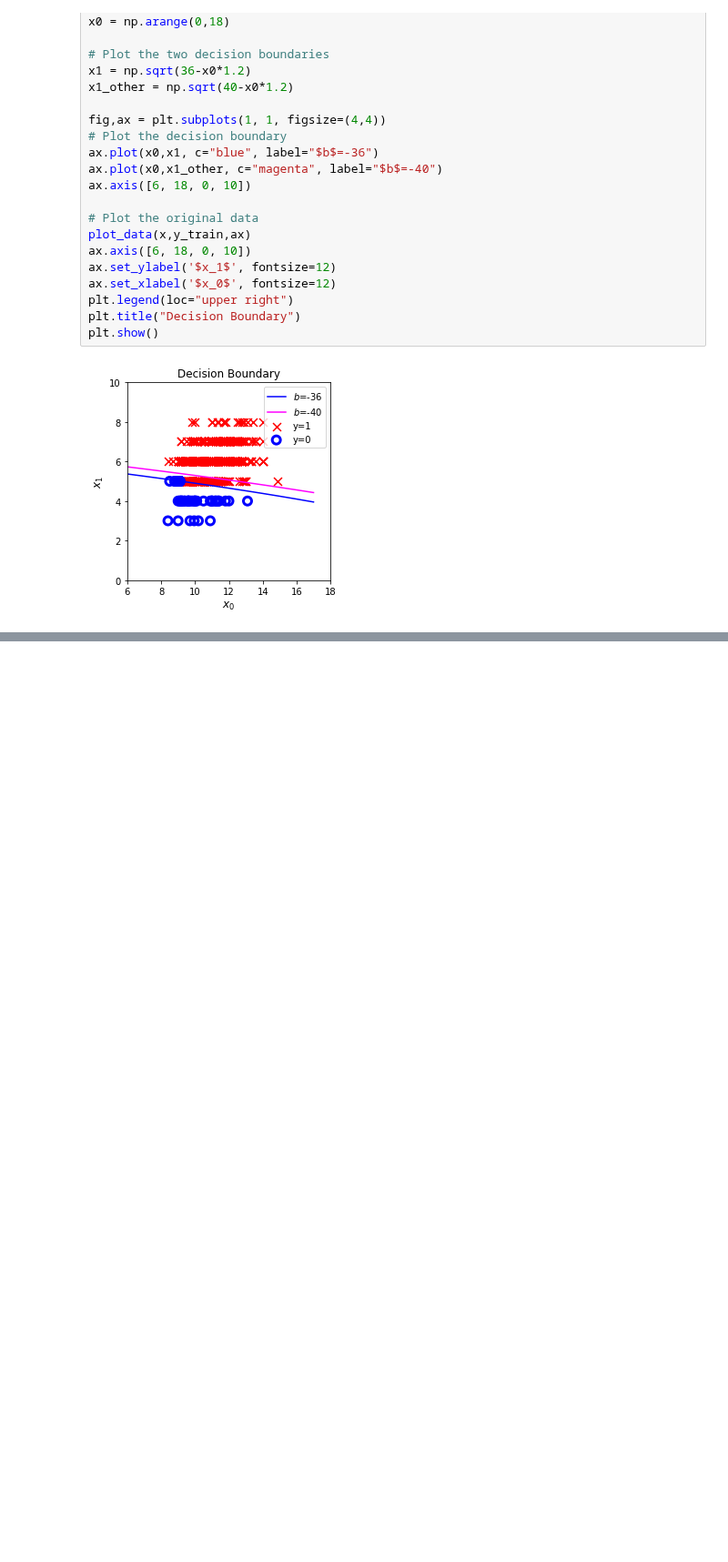
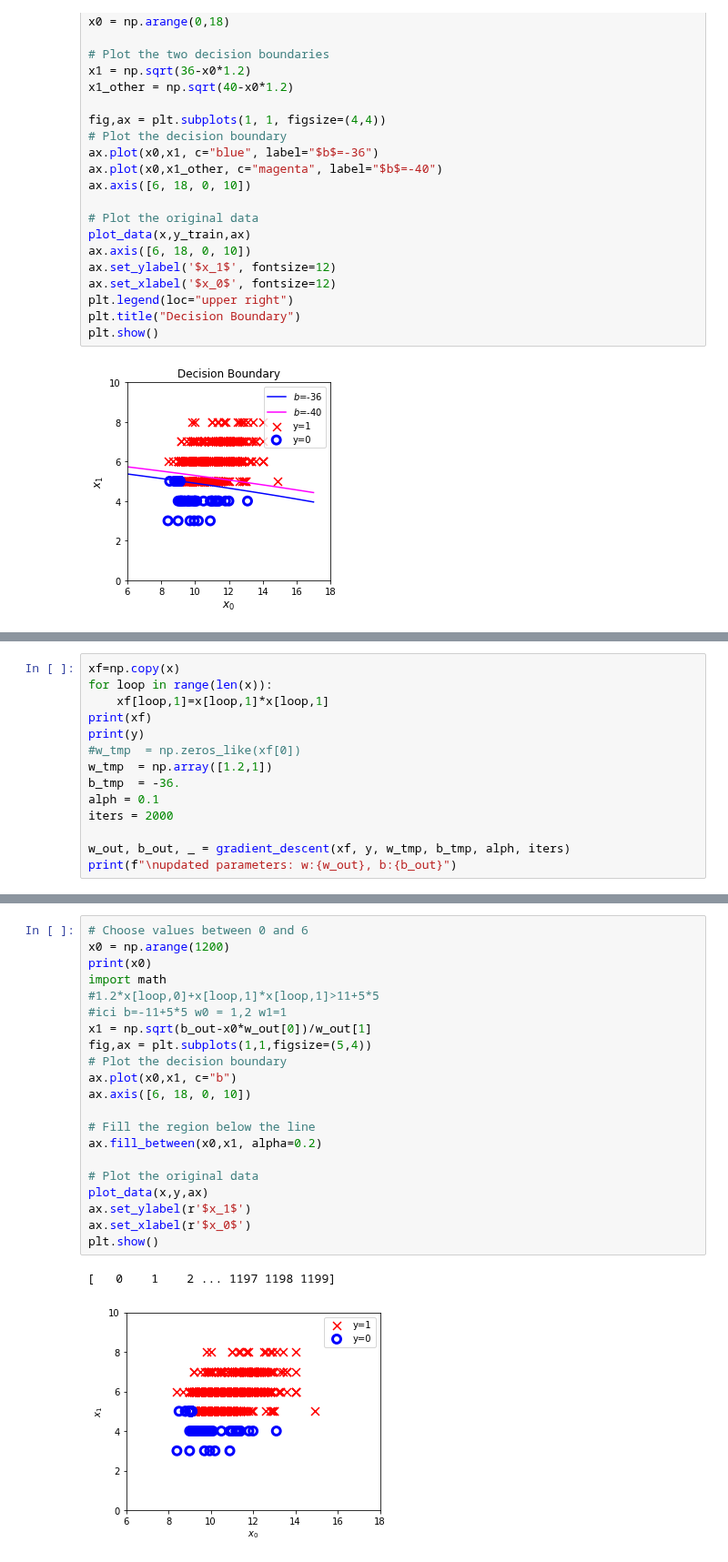
Before and after one commit to HenriS67/wineQualityPrediction, a Jupyter notebook: TPclassification.ipynb, the cells around one changed output, grey strips where cells are left out. Shown at 91% size. Drawn from its saved outputs; the diff is of its cells as text; blank space fills up the shorter version.

```diff
--- a/TPclassification.ipynb
+++ b/TPclassification.ipynb
@@ -236,0 +330,14 @@ plt.show()
+# %%
+xf=np.copy(x)
+for loop in range(len(x)):
+    xf[loop,1]=x[loop,1]*x[loop,1]
+print(xf)
+print(y)
+#w_tmp  = np.zeros_like(xf[0])
+w_tmp  = np.array([1.2,1])
+b_tmp  = -36.
+alph = 0.1
+iters = 2000
+
+w_out, b_out, _ = gradient_descent(xf, y, w_tmp, b_tmp, alph, iters)
+print(f"\nupdated parameters: w:{w_out}, b:{b_out}")
@@ -236,0 +365,24 @@ plt.show()
+# %%
+# Choose values between 0 and 6
+x0 = np.arange(1200)
+print(x0)
+import math
+#1.2*x[loop,0]+x[loop,1]*x[loop,1]>11+5*5
+#ici b=-11+5*5 w0 = 1,2 w1=1
+x1 = np.sqrt(b_out-x0*w_out[0])/w_out[1]
+fig,ax = plt.subplots(1,1,figsize=(5,4))
+# Plot the decision boundary
+ax.plot(x0,x1, c="b")
+ax.axis([6, 18, 0, 10])
+
+# Fill the region below the line
+ax.fill_between(x0,x1, alpha=0.2)
+
+# Plot the original data
+plot_data(x,y,ax)
+ax.set_ylabel(r'$x_1$')
+ax.set_xlabel(r'$x_0$')
+plt.show()
+# %% [output]
+[   0    1    2 ... 1197 1198 1199]
+[figure, added]
```
Also changed, not shown: parts of 3 cells of this notebook.
